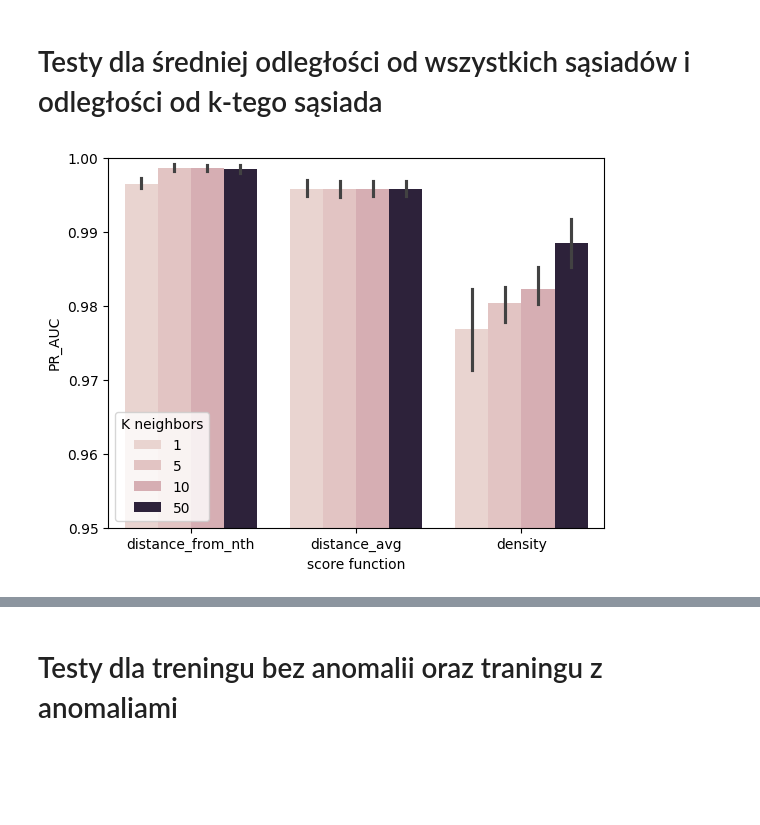
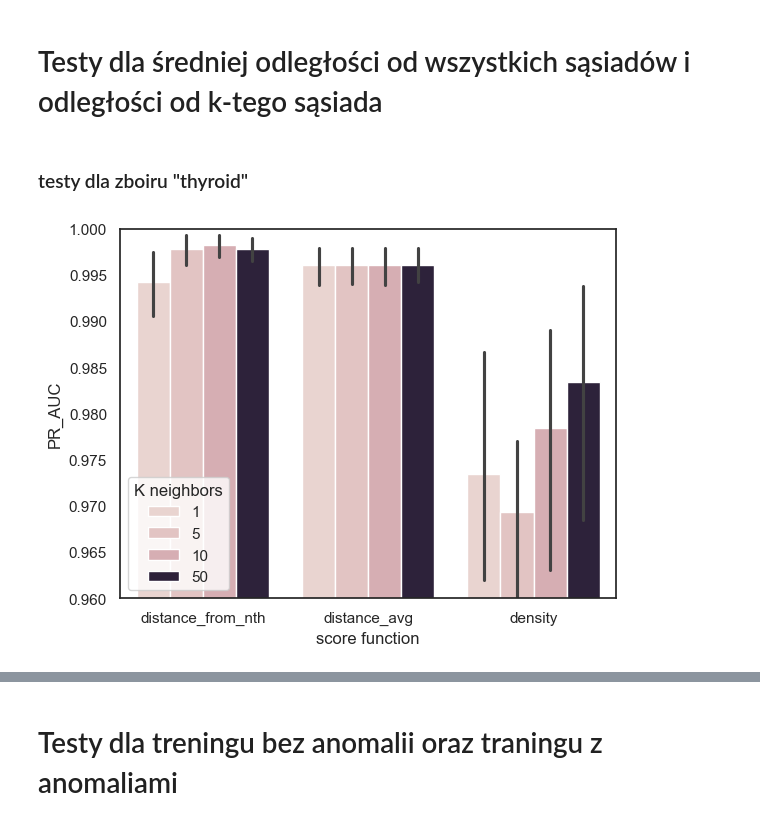
Before and after one commit to kubiakm/ZUM, a Jupyter notebook: knn_tests.ipynb, the cells around one changed output, grey strips where cells are left out. Cells and saved outputs as stored; diff of their text form; code cells hidden in the pictures; blank space fills up the shorter version.

```diff
--- a/knn_tests.ipynb
+++ b/knn_tests.ipynb
@@ -45,6 +45,9 @@ Zbiór "cardio" złożony jest z danych pomiarowych czynności serca. Zbiór zaw
 # load thyroid dataset
 # labels are 0 1 where 1 is anomaly. Feature 1 is an integer. Other features are continuos
 thyroid_data = pd.read_csv('thyroid.csv')
+
+thyroid_data = thyroid_data.iloc[:1000] # shrink dataset for test purposes
+
 thyroid_data_columns = thyroid_data.columns
 thyroid_features = thyroid_data[thyroid_data_columns[:6]]
 thyroid_labels = thyroid_data[thyroid_data_columns[6]]
@@ -142,14 +145,14 @@ def manhattan_distance(x1, x2):
     return np.sum(np.abs(x1 - x2))
 
 @nb.jit(nopython=True)
-def minkowski_distance(x1, x2, p=3):
+def minkowski_distance_p3(x1, x2, p=3):
     return np.sum(np.abs(x1 - x2)**p)**(1/p)
 # %% [markdown]
 ### Testy dla zbioru "thyroid"
 # %%
 # test parameters
-distances = [euclidean_distance, manhattan_distance, minkowski_distance]
-n_neighbors = [1, 5, 10, 50]
+distances = [euclidean_distance, manhattan_distance, minkowski_distance_p3]
+n_neighbors = [1, 5, 10, 50, 500]
 # %%
 result_df = test_functions.test_loop(thyroid_features, thyroid_labels, n_neighbors, distances, [None])
 # %%
@@ -217,5 +220,7 @@ sns.relplot(
 # %% [markdown]
 # Testy dla średniej odległości od wszystkich sąsiadów i odległości od k-tego sąsiada
+# %% [markdown]
+### testy dla zboiru "thyroid"
 # %%
 def distance_from_nth(distances, X, k):
     kth_nearest_neighbor = np.argsort(distances, axis=1)[:, k-1:k]
@@ -241,7 +246,7 @@ result_df = test_functions.test_loop(thyroid_features, thyroid_labels, n_neighbo
 # %%
 fig, ax = plt.subplots()
 sns.barplot(result_df, x="score function", y="PR_AUC", hue="K neighbors", ax=ax)
-ax.set_ylim(0.95, 1)
+ax.set_ylim(0.96, 1)
 plt.show()
 # %% [output]
-[figure, old version]
+[figure, new version]
```
Also changed, not shown: parts of 42 cells of this notebook, 1 other file.
